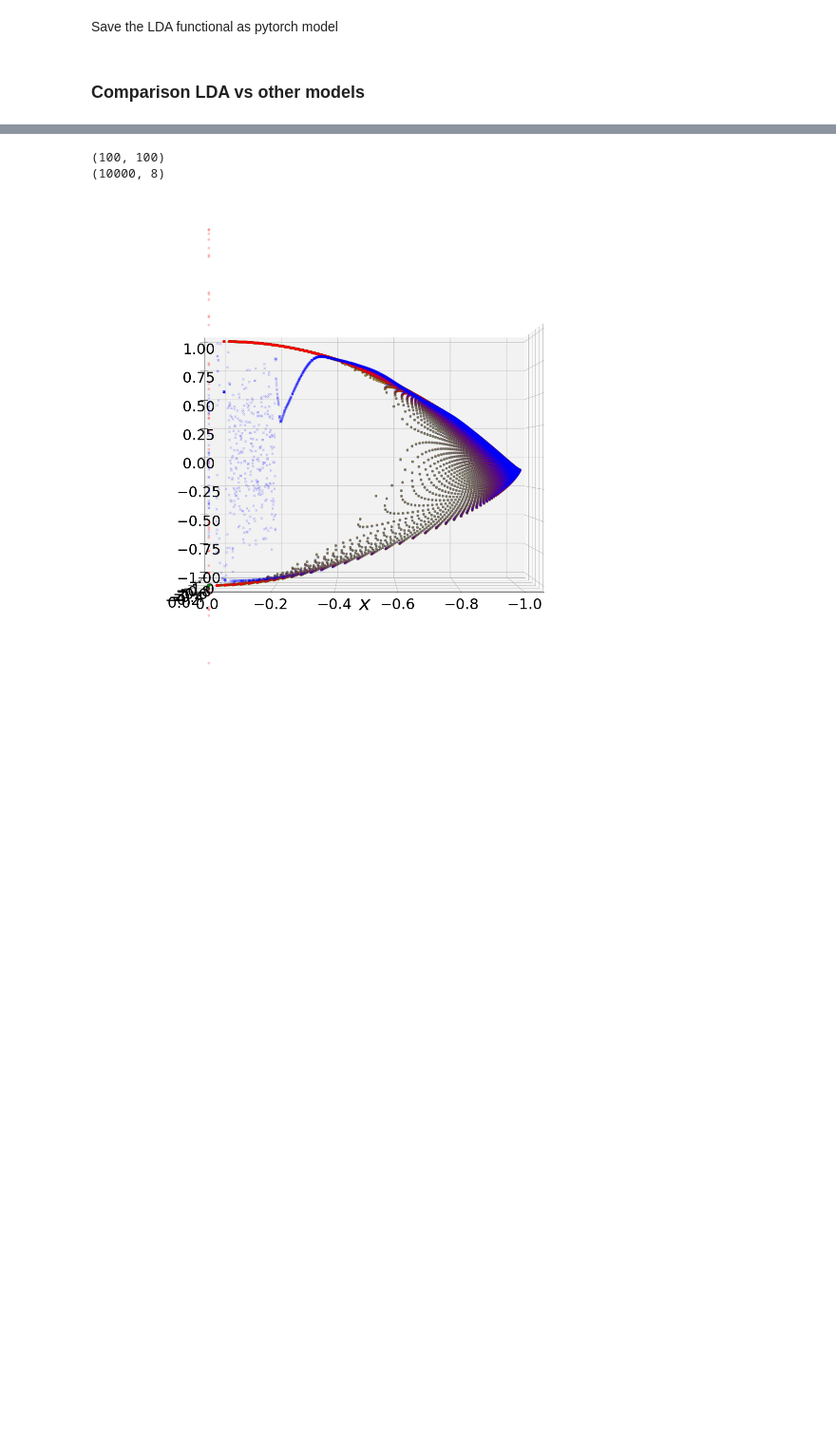
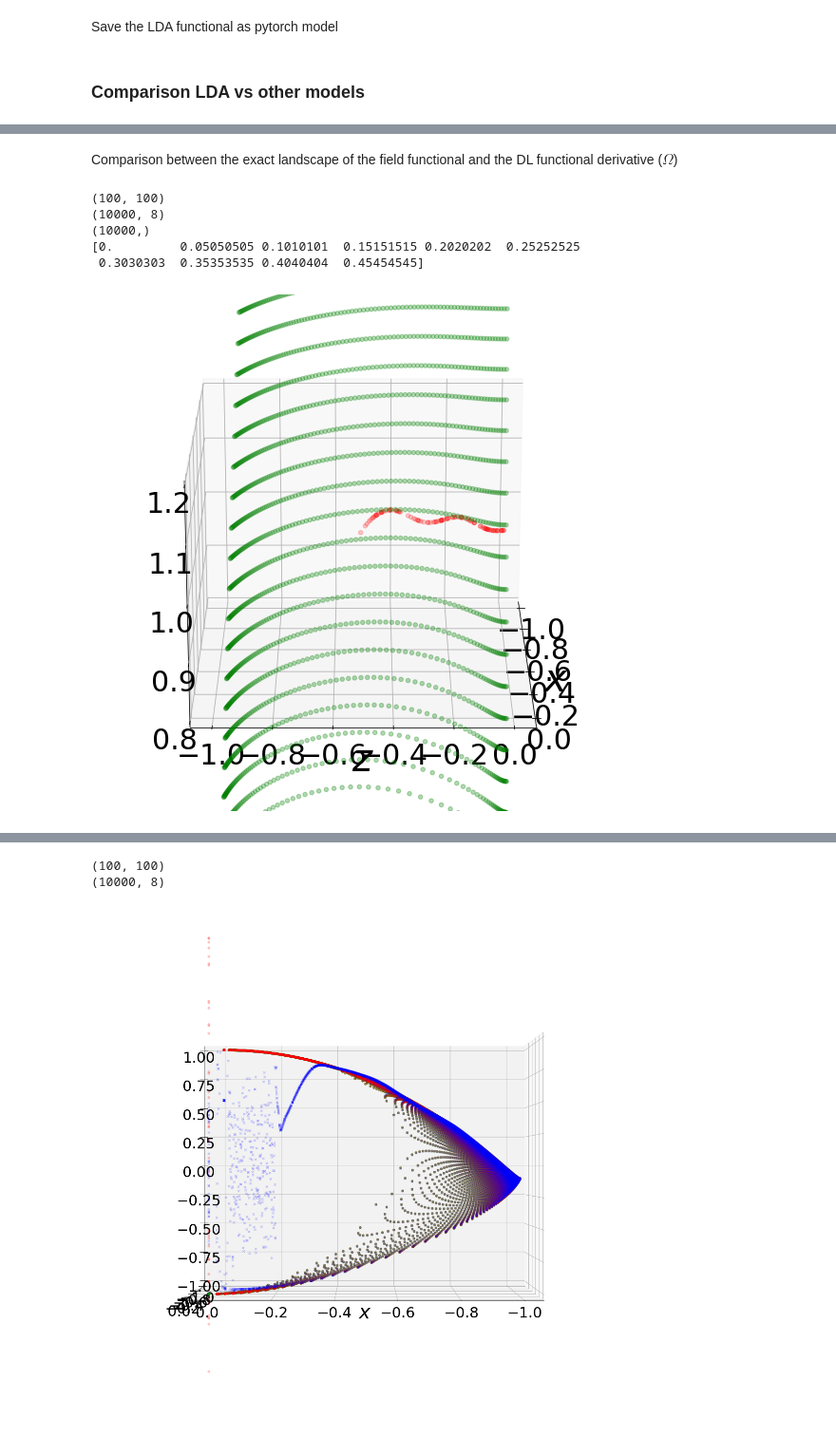
Before and after one commit to emacosta95/DL-VLM, a Jupyter notebook: lda_approximation.ipynb, the cells around one changed output, grey strips where cells are left out. Shown at 95% size. Saved outputs shown, nothing was run; the diff lists cells and outputs as text; code cells hidden in the pictures; blank space fills up the shorter version.

```diff
--- a/lda_approximation.ipynb
+++ b/lda_approximation.ipynb
@@ -160,7 +222,15 @@ torch.save(model,'model_rep/lda/lda_model')
 # %%
-model=torch.load('model_rep/kohm_sham/disorder/model_zzxz_2_input_channel_dataset_h_mixed_0.0_5.0_h_0.0-2.0_j_1_1nn_n_500k_unet_l_train_8_[40, 40, 40, 40, 40, 40]_hc_5_ks_1_ps_6_nconv_0_nblock', map_location='cpu')
-model.eval()
+model_disorder=torch.load('model_rep/kohm_sham/disorder/model_zzxz_2_input_channel_dataset_h_mixed_0.0_5.0_h_0.0-2.0_j_1_1nn_n_500k_unet_l_train_8_[40, 40, 40, 40, 40, 40]_hc_5_ks_1_ps_6_nconv_0_nblock', map_location='cpu')
+model_disorder.eval()
 
-f_dl=model(m_torch).detach().numpy()
+f_dl=model_disorder(m_torch).detach().numpy()
 
-f_value_dl=np.average(f_dl,axis=-1).reshape(100,100)
+f_value_dl=np.average(f_dl,axis=-1)
+
+f_lda=model(m_torch).detach().numpy()
+
+omega_dl=compute_the_gradient_of_the_functional(m=m_torch,model=model_disorder,respect_to='x')
+print(omega_dl[0:2])
+
+h_dl=compute_the_gradient_of_the_functional(m=m_torch,model=model_disorder,respect_to='z')
+print(omega_dl[0:2])
@@ -166,0 +245,37 @@ f_value_dl=np.average(f_dl,axis=-1).reshape(100,100)
+# %% [markdown]
+Comparison between the exact landscape of the field functional and the DL functional derivative ($\Omega$)
+# %%
+f_value_ml=np.average(f_ml,axis=-1)
+f=f.reshape(100,100)
+print(f.shape)
+print(z.shape)
+omegas=np.zeros_like(f.reshape(-1))
+print(omegas.shape)
+print(omega_value[:10])
+for i in range(100):
+    omegas[(i)*100:(i+1)*100]=omega_value[i]
+fig, ax = plt.subplots(subplot_kw=dict(projection='3d'),figsize=(10,10))
+ax.scatter(np.average(x,axis=-1),np.average(z,axis=-1),omegas,marker='o',color='green',alpha=0.3)
+ax.scatter(x_value_test,z_value_test,-1*omega_dl.mean(-1).detach().numpy(),marker='o',color='red',alpha=0.2)
+#ax.scatter(x_value_test,z_value_test,f_value_test,marker='o',color='red',alpha=0.2)
+plt.ylabel(r'$z$',fontsize=40)
+plt.xlabel(r'$x$',fontsize=40)
+plt.tick_params(
+            top=True,
+            right=True,
+            labeltop=False,
+            labelright=False,
+            direction="in",
+            labelsize=30,
+            width=2,
+        )
+ax.view_init(elev=20, azim=0)
+ax.set_zlim([1-0.2,1+0.2])
+plt.show()
+# %% [output]
+(100, 100)
+(10000, 8)
+(10000,)
+[0.         0.05050505 0.1010101  0.15151515 0.2020202  0.25252525
+ 0.3030303  0.35353535 0.4040404  0.45454545]
+[figure, added]
```
Also changed, not shown: parts of 15 cells of this notebook, 4 other files.
